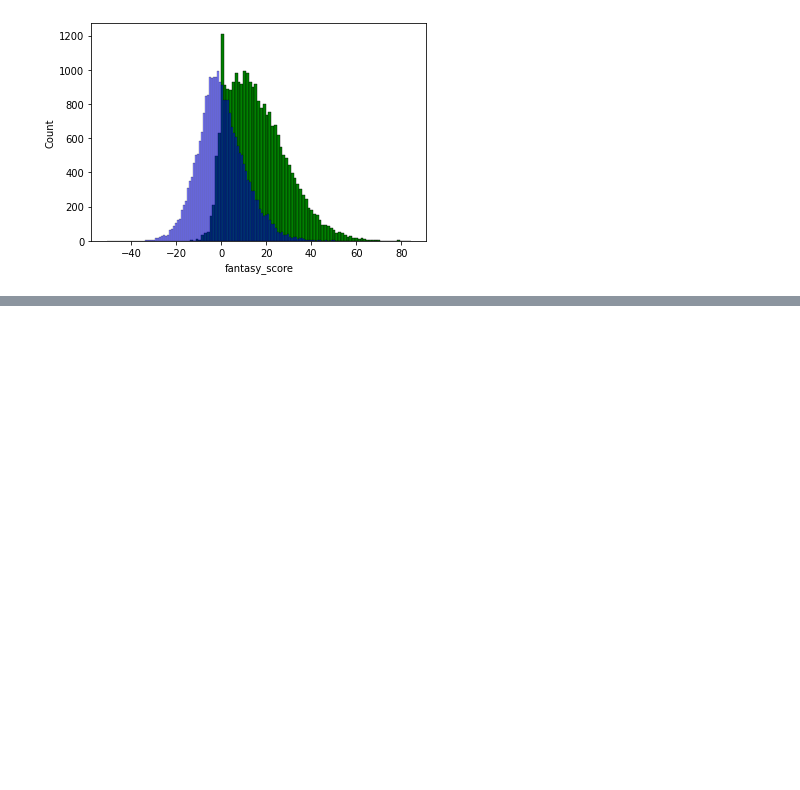
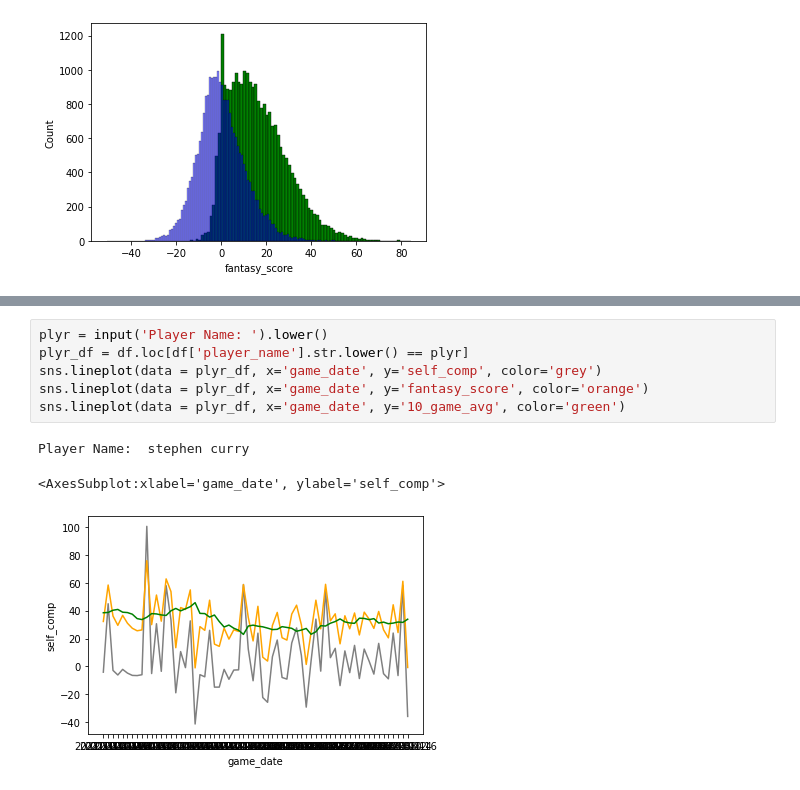
Before and after one commit to jaysonbb/Game_Stonks, a Jupyter notebook: testing/player_value_testing.ipynb, the cells around one changed output, grey strips where cells are left out. Cells and saved outputs as stored; diff of their text form; blank space fills up the shorter version.

```diff
--- a/testing/player_value_testing.ipynb
+++ b/testing/player_value_testing.ipynb
@@ -67,0 +98,10 @@ sns.histplot(df['difference'], color='blue', alpha=0.5)
+# %%
+plyr = input('Player Name: ').lower()
+plyr_df = df.loc[df['player_name'].str.lower() == plyr]
+sns.lineplot(data = plyr_df, x='game_date', y='self_comp', color='grey')
+sns.lineplot(data = plyr_df, x='game_date', y='fantasy_score', color='orange')
+sns.lineplot(data = plyr_df, x='game_date', y='10_game_avg', color='green')
+# %% [output]
+Player Name:  stephen curry
+<AxesSubplot:xlabel='game_date', ylabel='self_comp'>
+[figure, added]
```
Also changed, not shown: parts of 11 cells of this notebook, 1 other file.
